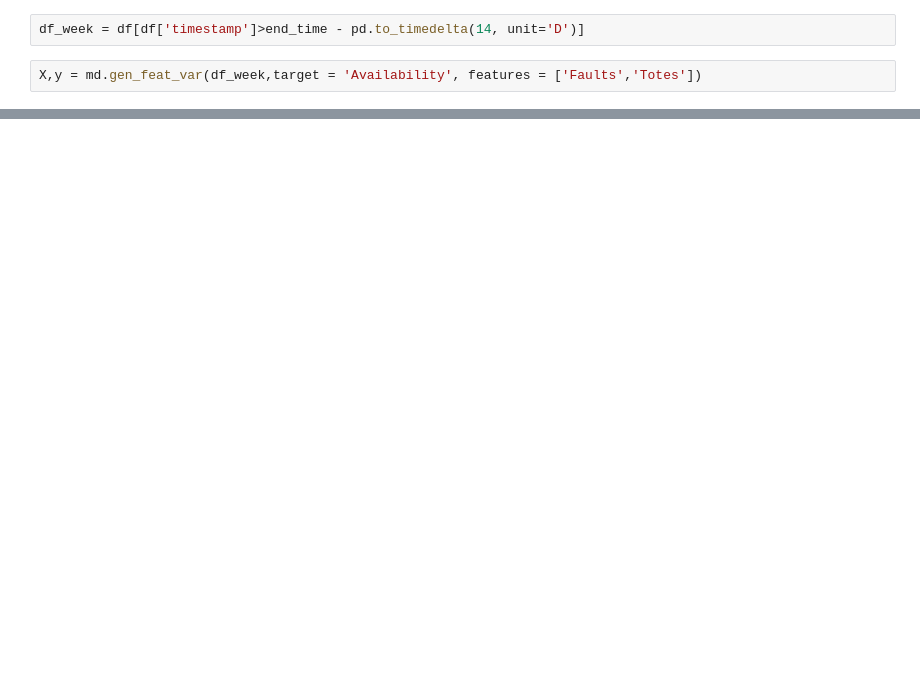
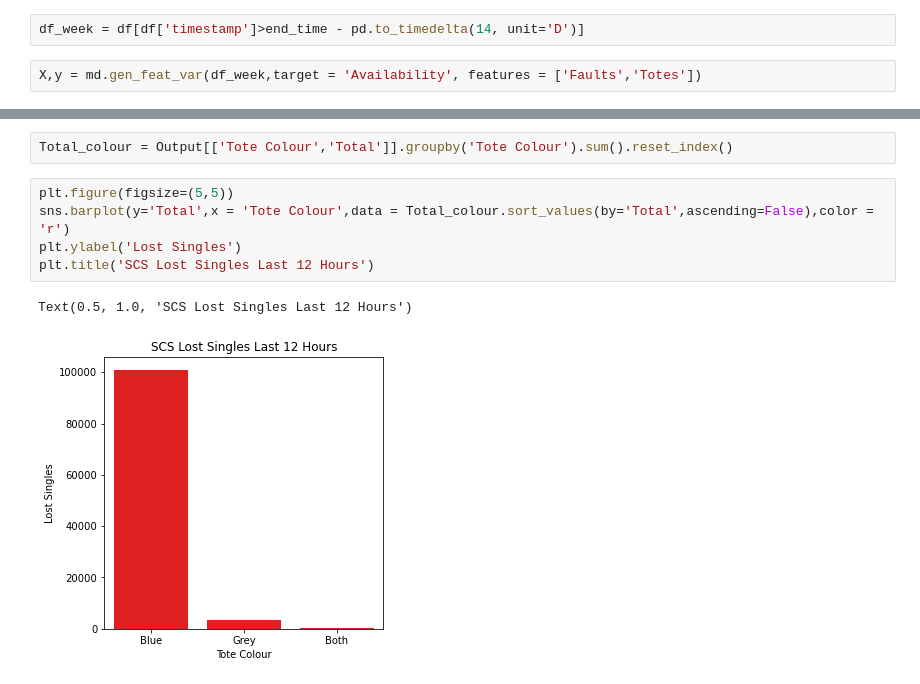
Before and after one commit to ch4413/scs, a Jupyter notebook: notebooks/Basic Model Jamie.ipynb, the cells around one changed output, grey strips where cells are left out. Cells and saved outputs as stored; diff of their text form; blank space fills up the shorter version.

```diff
--- a/notebooks/Basic Model Jamie.ipynb
+++ b/notebooks/Basic Model Jamie.ipynb
@@ -129,0 +188,10 @@ Output[Output.columns[9]]
+# %%
+Total_colour = Output[['Tote Colour','Total']].groupby('Tote Colour').sum().reset_index()
+# %%
+plt.figure(figsize=(5,5))
+sns.barplot(y='Total',x = 'Tote Colour',data = Total_colour.sort_values(by='Total',ascending=False),color = 'r')
+plt.ylabel('Lost Singles')
+plt.title('SCS Lost Singles Last 12 Hours')
+# %% [output]
+Text(0.5, 1.0, 'SCS Lost Singles Last 12 Hours')
+[figure, added]
```
Also changed, not shown: parts of 24 cells of this notebook, 3 other files.
